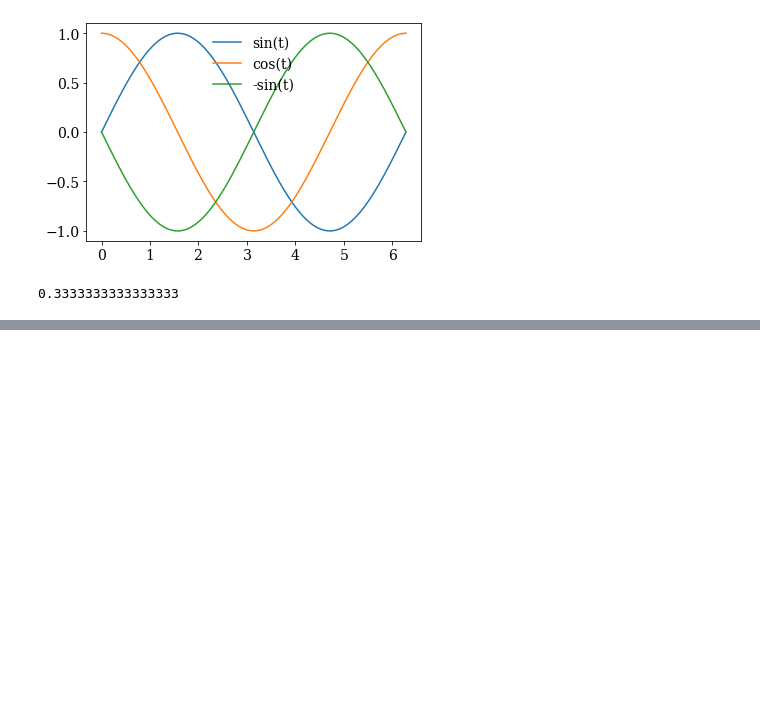
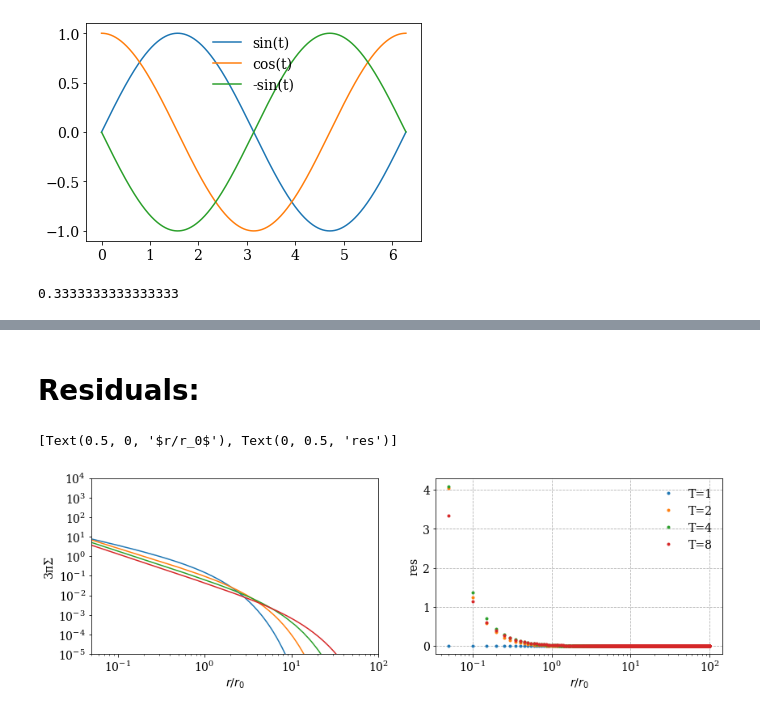
Before and after one commit to agent031/bachelor_code, a Jupyter notebook: Simple_solutions/viscosity_power_law.ipynb, the cells around one changed output, grey strips where cells are left out. Saved outputs shown, nothing was run; the diff lists cells and outputs as text; code cells hidden in the pictures; blank space fills up the shorter version.

```diff
--- a/Simple_solutions/viscosity_power_law.ipynb
+++ b/Simple_solutions/viscosity_power_law.ipynb
@@ -176,0 +232,8 @@ axs[1].legend(frameon=False)
+# %%
+print('Integral of analytical solution')
+for T in times:
+    print(quad(lambda x: Σ(x,T), x_i, x_f)[0])
+
+print('\nIntegral of numerical solution:')
+for i, T in enumerate(times):
+    print(simpson(sol_nobound.y[:,i], x))
@@ -176,0 +252,18 @@ axs[1].legend(frameon=False)
+# %% [markdown]
+# Residuals:
+# %%
+fig, axs = plt.subplots(1, 2, figsize=(14,4))
+
+for i in range(4):
+    axs[0].loglog(x, sol_nobound.y[:,i])
+
+axs[0].set(xlabel='$r/r_0$', ylabel='3πΣ', ylim = (1e-5, 1e4), xlim = (x_i, x_f), yticks = np.logspace(-5, 4, 10), xticks = np.logspace(-1, 2, 4));
+
+for i in range(4):
+    axs[1].semilogx(x, sol_nobound.y[:,i] - Σ(x, times[i]), '.', label=f'T={times[i]}')
+axs[1].grid(ls='--')
+axs[1].legend(frameon = False)
+axs[1].set(xlabel='$r/r_0$', ylabel='res')
+# %% [output]
+[Text(0.5, 0, '$r/r_0$'), Text(0, 0.5, 'res')]
+[figure, added]
```
Also changed, not shown: parts of 14 cells of this notebook, 13 other files.
